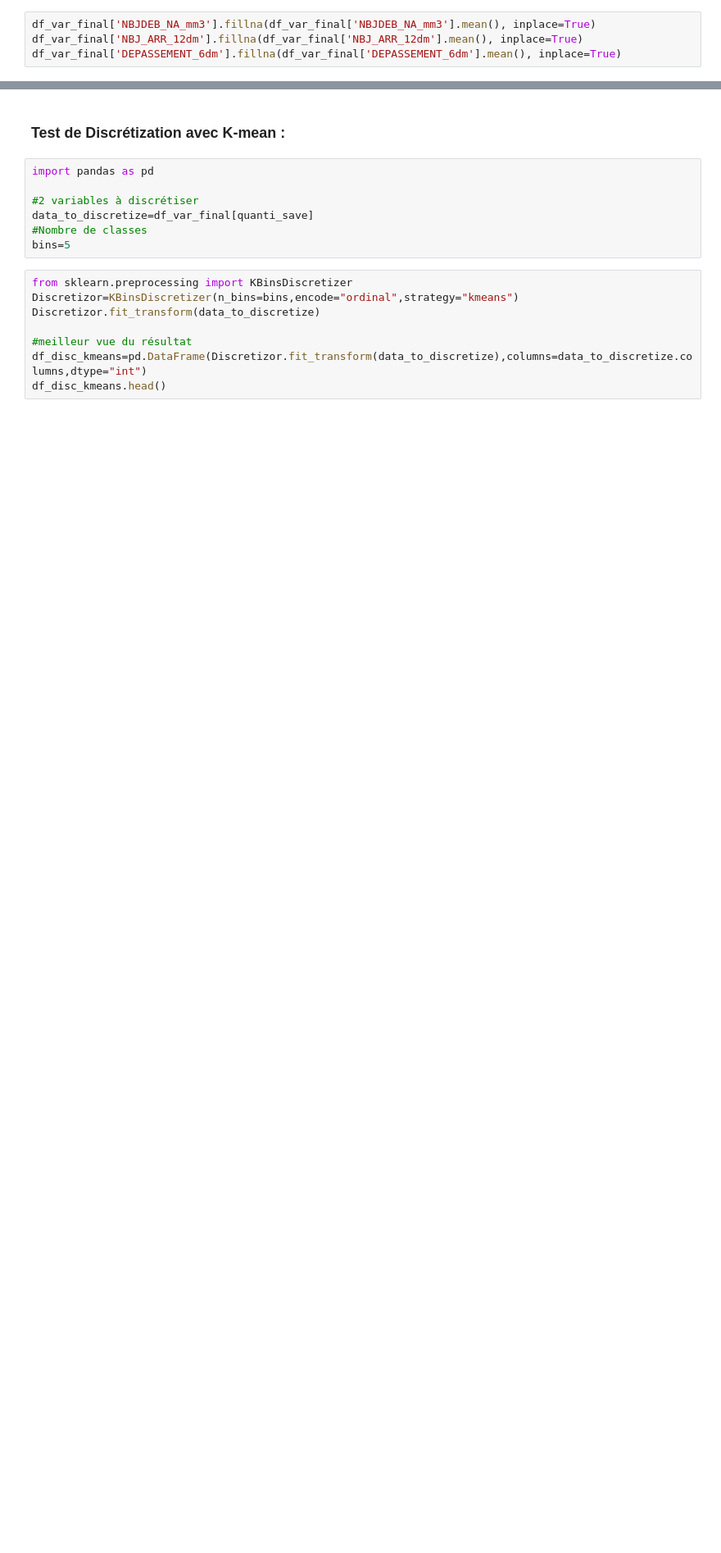
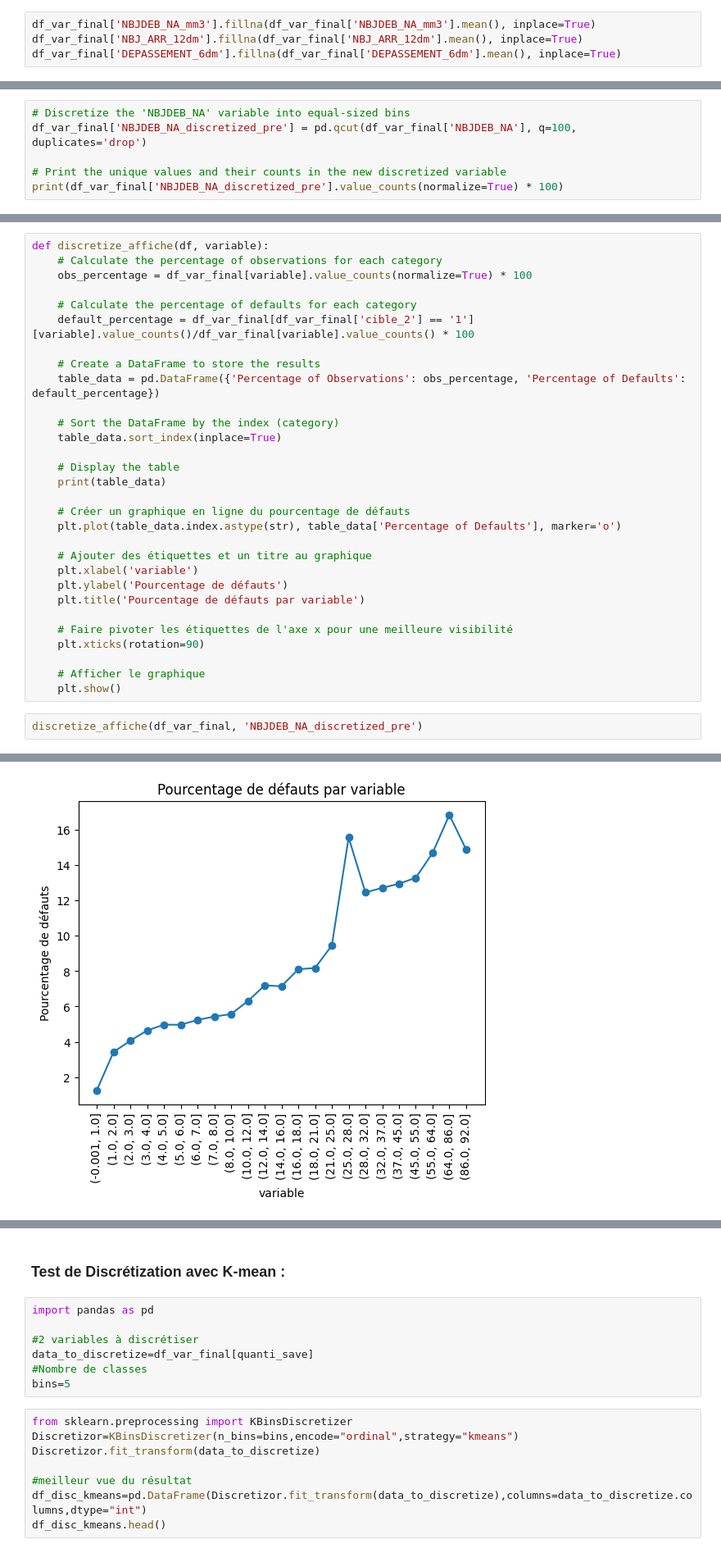
Before and after one commit to ceddx/projet-scoring, a Jupyter notebook: projet_scoring_ced.ipynb, the cells around one changed output, grey strips where cells are left out. Shown at 82% size. Saved outputs shown, nothing was run; the diff lists cells and outputs as text; blank space fills up the shorter version.

```diff
--- a/projet_scoring_ced.ipynb
+++ b/projet_scoring_ced.ipynb
@@ -1149,0 +1113,6 @@ Name: count, dtype: int64
+# %%
+# Discretize the 'NBJDEB_NA' variable into equal-sized bins
+df_var_final['NBJDEB_NA_discretized_pre'] = pd.qcut(df_var_final['NBJDEB_NA'], q=100, duplicates='drop')
+
+# Print the unique values and their counts in the new discretized variable
+print(df_var_final['NBJDEB_NA_discretized_pre'].value_counts(normalize=True) * 100)
@@ -1149,0 +1137,33 @@ Name: count, dtype: int64
+# %%
+def discretize_affiche(df, variable):
+    # Calculate the percentage of observations for each category
+    obs_percentage = df_var_final[variable].value_counts(normalize=True) * 100
+
+    # Calculate the percentage of defaults for each category
+    default_percentage = df_var_final[df_var_final['cible_2'] == '1'][variable].value_counts()/df_var_final[variable].value_counts() * 100
+
+    # Create a DataFrame to store the results
+    table_data = pd.DataFrame({'Percentage of Observations': obs_percentage, 'Percentage of Defaults': default_percentage})
+
+    # Sort the DataFrame by the index (category)
+    table_data.sort_index(inplace=True)
+
+    # Display the table
+    print(table_data)
+
+    # Créer un graphique en ligne du pourcentage de défauts
+    plt.plot(table_data.index.astype(str), table_data['Percentage of Defaults'], marker='o')
+
+    # Ajouter des étiquettes et un titre au graphique
+    plt.xlabel('variable')
+    plt.ylabel('Pourcentage de défauts')
+    plt.title('Pourcentage de défauts par variable')
+
+    # Faire pivoter les étiquettes de l'axe x pour une meilleure visibilité
+    plt.xticks(rotation=90)
+
+    # Afficher le graphique
+    plt.show()
+# %%
+discretize_affiche(df_var_final, 'NBJDEB_NA_discretized_pre')
+# %% [output]
@@ -1149,0 +1187 @@ Name: count, dtype: int64
+[figure, added]
```
Also changed, not shown: parts of 30 cells of this notebook.
